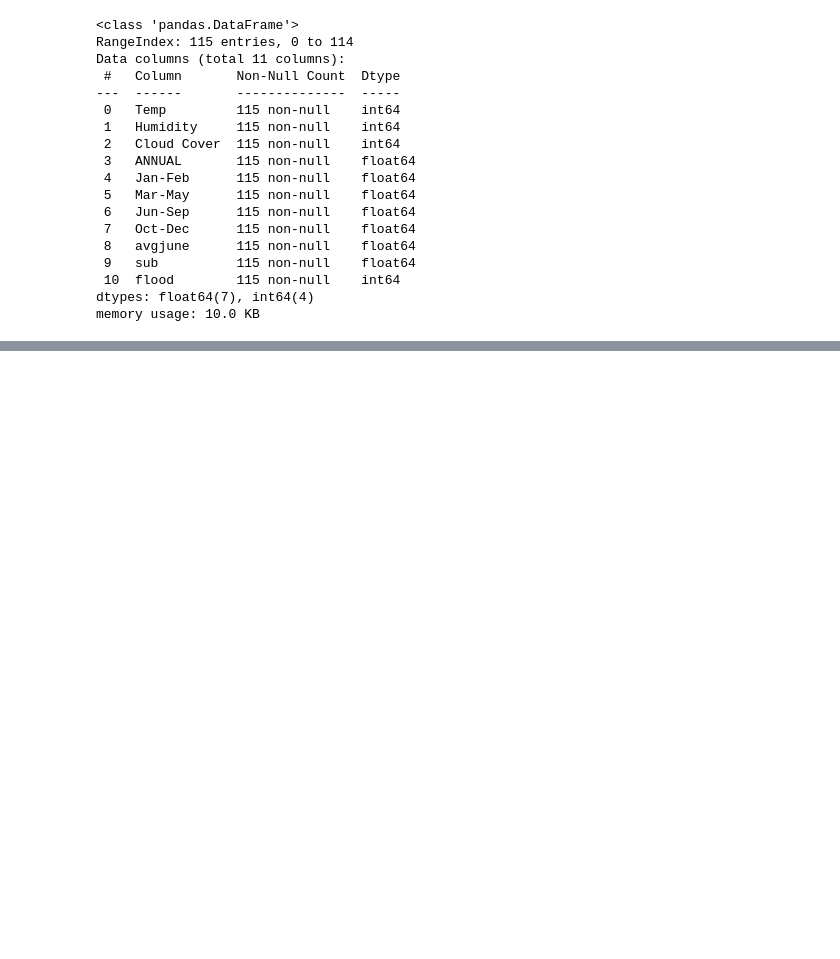
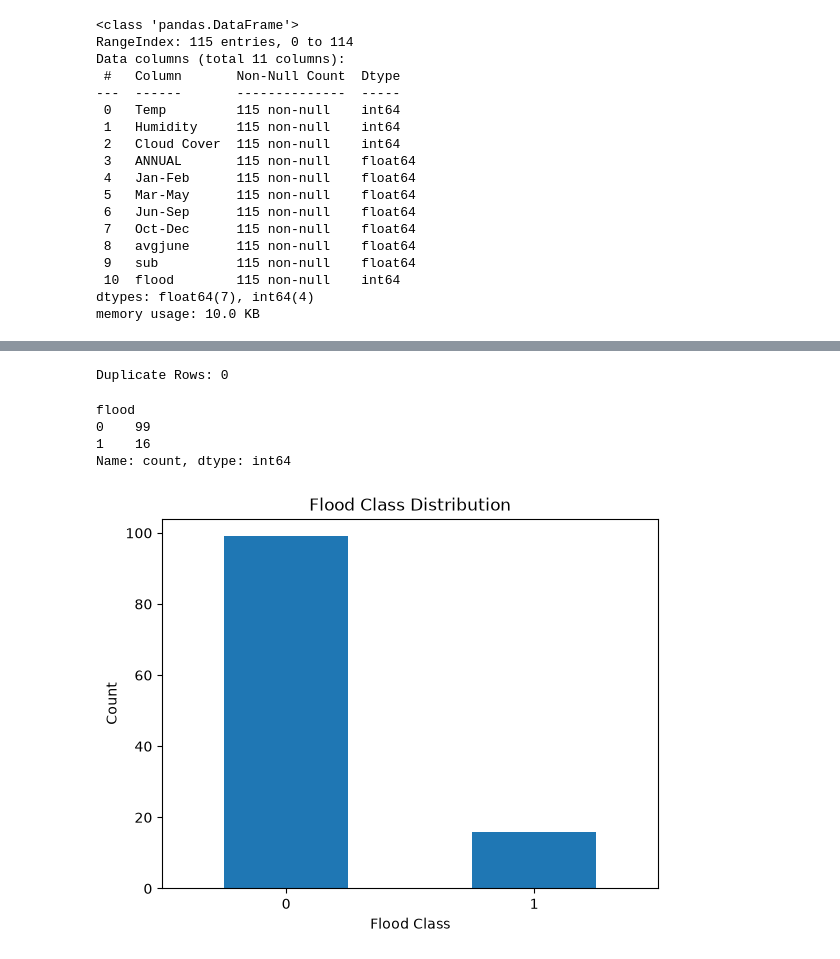
Before and after one commit to RavitejaTulasi/Rising-water, a Jupyter notebook: Flood_Prediction.ipynb, the cells around one changed output, grey strips where cells are left out. Drawn from its saved outputs; the diff is of its cells as text; code cells hidden in the pictures; blank space fills up the shorter version.

```diff
--- a/Flood_Prediction.ipynb
+++ b/Flood_Prediction.ipynb
@@ -56,0 +54,4 @@ Columns : 11
+# %%
+dataset.columns = dataset.columns.str.strip()
+
+print(dataset.columns.tolist())
@@ -578,0 +110,23 @@ print(X.columns.tolist())
+# %%
+print("Duplicate Rows:", dataset.duplicated().sum())
+# %% [output]
+Duplicate Rows: 0
+# %%
+print(dataset["flood"].value_counts())
+# %% [output]
+flood
+0    99
+1    16
+Name: count, dtype: int64
+# %%
+dataset["flood"].value_counts().plot(
+    kind="bar",
+    title="Flood Class Distribution"
+)
+
+plt.xlabel("Flood Class")
+plt.ylabel("Count")
+plt.xticks(rotation=0)
+plt.show()
+# %% [output]
+[figure, added]
```
Also changed, not shown: parts of 79 cells of this notebook, 2 other files.
